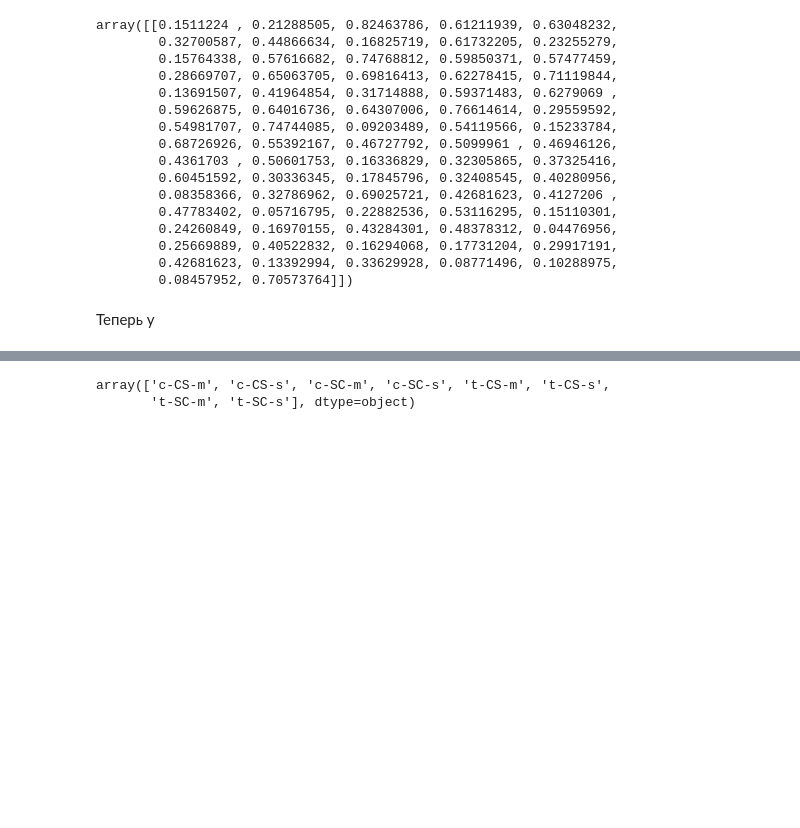
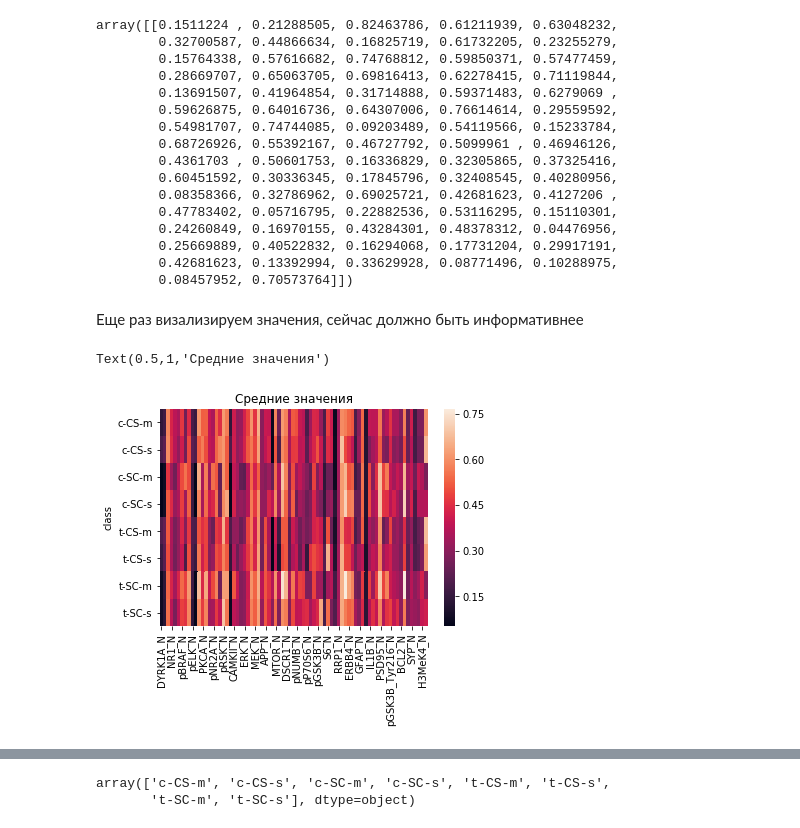
Before and after one commit to pyltsin/ipynb, a Jupyter notebook: otus/14 (dimred)/homework_dimred.ipynb, the cells around one changed output, grey strips where cells are left out. Saved outputs shown, nothing was run; the diff lists cells and outputs as text; code cells hidden in the pictures; blank space fills up the shorter version.

```diff
--- a/otus/14 (dimred)/homework_dimred.ipynb
+++ b/otus/14 (dimred)/homework_dimred.ipynb
@@ -187,5 +212,18 @@ array([[0.1511224 , 0.21288505, 0.82463786, 0.61211939, 0.63048232,
         0.25669889, 0.40522832, 0.16294068, 0.17731204, 0.29917191,
         0.42681623, 0.13392994, 0.33629928, 0.08771496, 0.10288975,
         0.08457952, 0.70573764]])
-# %% [markdown]
-Теперь y
+# %% [markdown]
+Еще раз визализируем значения, сейчас должно быть информативнее
+# %%
+df_sc = pd.DataFrame(X_scaled, columns=df.columns[:-1])
+# %%
+df_sc['class'] = y
+# %%
+mean_by_group = df_sc.groupby(by='class').mean()
+std_by_group = df_sc.groupby(by='class').std()
+# %%
+seaborn.heatmap(mean_by_group)
+plt.title('Средние значения')
+# %% [output]
+Text(0.5,1,'Средние значения')
+[figure, added]
```
Also changed, not shown: parts of 43 cells of this notebook, 1 other file.
